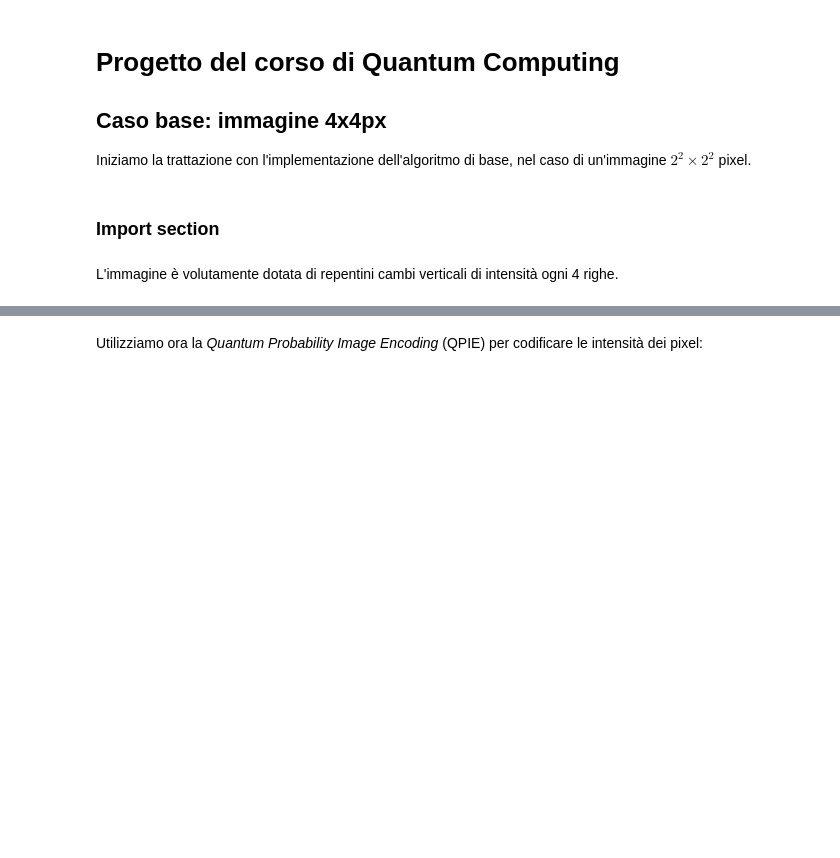
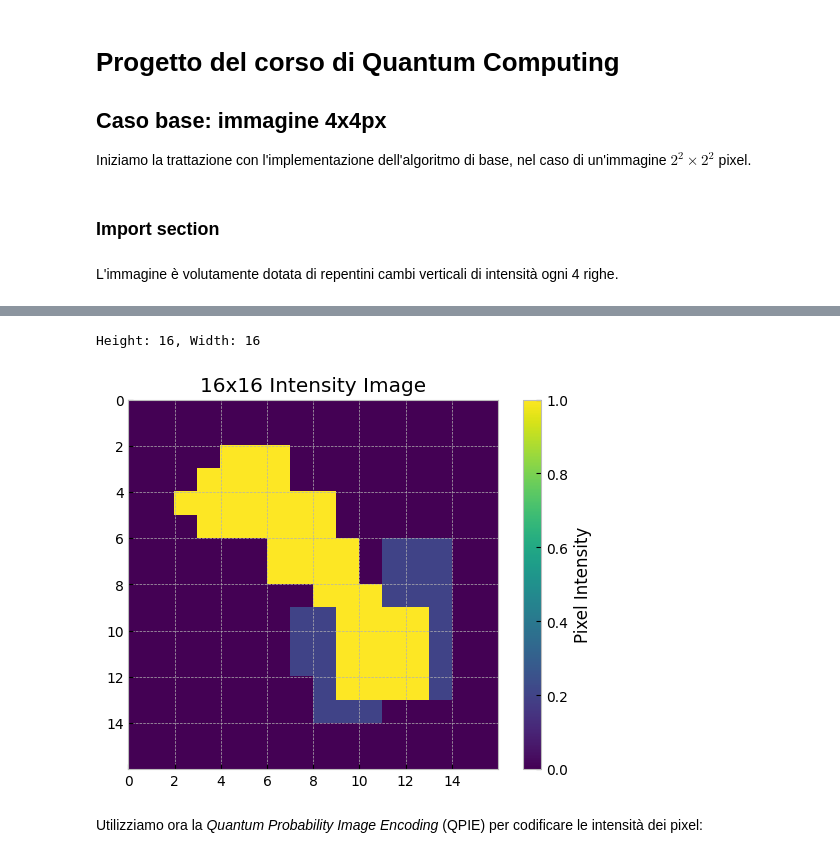
Before and after one commit to manueldiagostino/qc-progetto, a Jupyter notebook: src/progetto.ipynb, the cells around one changed output, grey strips where cells are left out. Saved outputs shown, nothing was run; the diff lists cells and outputs as text; code cells hidden in the pictures; blank space fills up the shorter version.

```diff
--- a/src/progetto.ipynb
+++ b/src/progetto.ipynb
@@ -56,3 +20,49 @@ Height: 16, Width: 16
+# %%
+# #A 16x16 image with marked rows
+# image = np.array([
+#     [(i % 4) * 0.25 for j in range(16)]
+#     for i in range(16)
+# ])
+
+# A 8x8 binary image
+image = np.array([[0, 0, 0, 0, 0, 0, 0, 0, 0, 0, 0, 0, 0, 0, 0, 0],
+                  [0, 0, 0, 0, 0, 0, 0, 0, 0, 0, 0, 0, 0, 0, 0, 0],
+                  [0, 0, 0, 0, 1, 1, 1, 0, 0, 0, 0, 0, 0, 0, 0, 0],
+                  [0, 0, 0, 1, 1, 1, 1, 0, 0, 0, 0, 0, 0, 0, 0, 0],
+                  [0, 0, 1, 1, 1, 1, 1, 1, 1, 0, 0, 0, 0, 0, 0, 0],
+                  [0, 0, 0, 1, 1, 1, 1, 1, 1, 0, 0, 0, 0, 0, 0, 0],
+                  [0, 0, 0, 0, 0, 0, 1, 1, 1, 1, 0, 0.2, 0.2, 0.2, 0, 0],
+                  [0, 0, 0, 0, 0, 0, 1, 1, 1, 1, 0, 0.2, 0.2, 0.2, 0, 0],
+                  [0, 0, 0, 0, 0, 0, 0, 0, 1, 1, 1, 0.2, 0.2, 0.2, 0, 0],
+                  [0, 0, 0, 0, 0, 0, 0, 0.2, 0.2, 1, 1, 1, 1, 0.2, 0, 0],
+                  [0, 0, 0, 0, 0, 0, 0, 0.2, 0.2, 1, 1, 1, 1, 0.2, 0, 0],
+                  [0, 0, 0, 0, 0, 0, 0, 0.2, 0.2, 1, 1, 1, 1, 0.2, 0, 0],
+                  [0, 0, 0, 0, 0, 0, 0, 0, 0.2, 1, 1, 1, 1, 0.2, 0, 0],
+                  [0, 0, 0, 0, 0, 0, 0, 0, 0.2, 0.2, 0.2, 0.2, 0.2, 0.2, 0, 0],
+                  [0, 0, 0, 0, 0, 0, 0, 0, 0, 0, 0, 0, 0, 0, 0, 0],
+                  [0, 0, 0, 0, 0, 0, 0, 0, 0, 0, 0, 0, 0, 0, 0, 0]])
+
+
+
+# Duplicare ogni elemento in un blocco 2x2 per ottenere un'immagine 16x16
+# image = np.kron(image, np.ones((2, 2)))
+height, width = image.shape
+print(f"Height: {height}, Width: {width}")
+
+
+# Function for plotting the image using matplotlib
+def plot_image(img, title: str):
+    plt.title(title)
+    plt.xticks(range(0, img.shape[0], 2))  # Show ticks every 2 pixels for clarity
+    plt.yticks(range(0, img.shape[1], 2))
+    plt.imshow(img, extent=[0, img.shape[0], img.shape[1], 0], cmap='viridis')
+    plt.colorbar(label="Pixel Intensity")
+    plt.show()
+
+plot_image(image, '16x16 Intensity Image')
+# %% [output]
+Height: 16, Width: 16
+[figure, added]
 # %% [markdown]
 Utilizziamo ora la _Quantum Probability Image Encoding_ (QPIE) per codificare le intensità dei pixel:
 # %%
```
Also changed, not shown: parts of 5 cells of this notebook.
